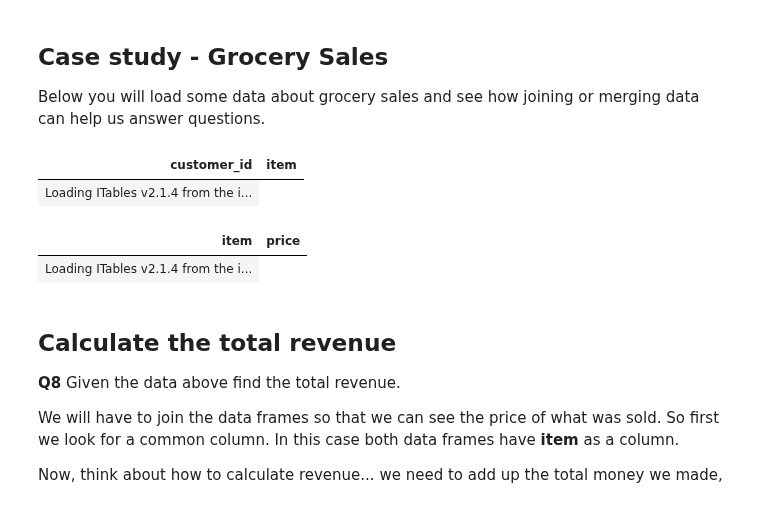
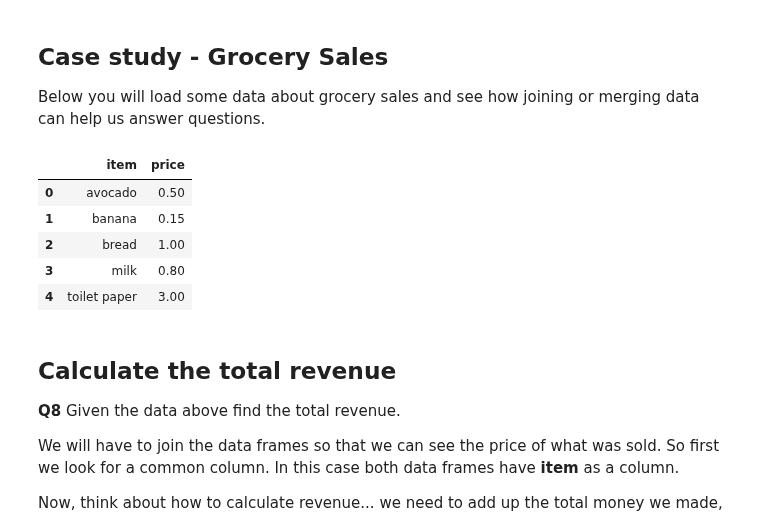
Before and after one commit to ehernandez0904/Data-101-Fall-2025, a Jupyter notebook: Day7/Day7-HW.ipynb, the cells around one changed output. Cells and saved outputs as stored; diff of their text form; code cells hidden in the pictures.

```diff
--- a/Day7/Day7-HW.ipynb
+++ b/Day7/Day7-HW.ipynb
@@ -124,15 +146,17 @@ Below you will load some data about grocery sales and see how joining or merging
 # %%
 file1 = 'https://joannabieri.com/introdatascience/data/purchases.csv'
 DF_purchases = pd.read_csv(file1)
 file2 = 'https://joannabieri.com/introdatascience/data/prices.csv'
 DF_prices = pd.read_csv(file2)
-show(DF_purchases)
-show(DF_prices)
+(DF_purchases)
+(DF_prices)
 # %% [output]
-| customer_id | item |
-| Loading ITables v2.1.4 from the i... |
+|  | item | price |
+| 0 | avocado | 0.50 |
+| 1 | banana | 0.15 |
+| 2 | bread | 1.00 |
+| 3 | milk | 0.80 |
+| 4 | toilet paper | 3.00 |
-| item | price |
-| Loading ITables v2.1.4 from the i... |
 # %% [markdown]
 ## Calculate the total revenue
 
```
Also changed, not shown: parts of 22 cells of this notebook.
